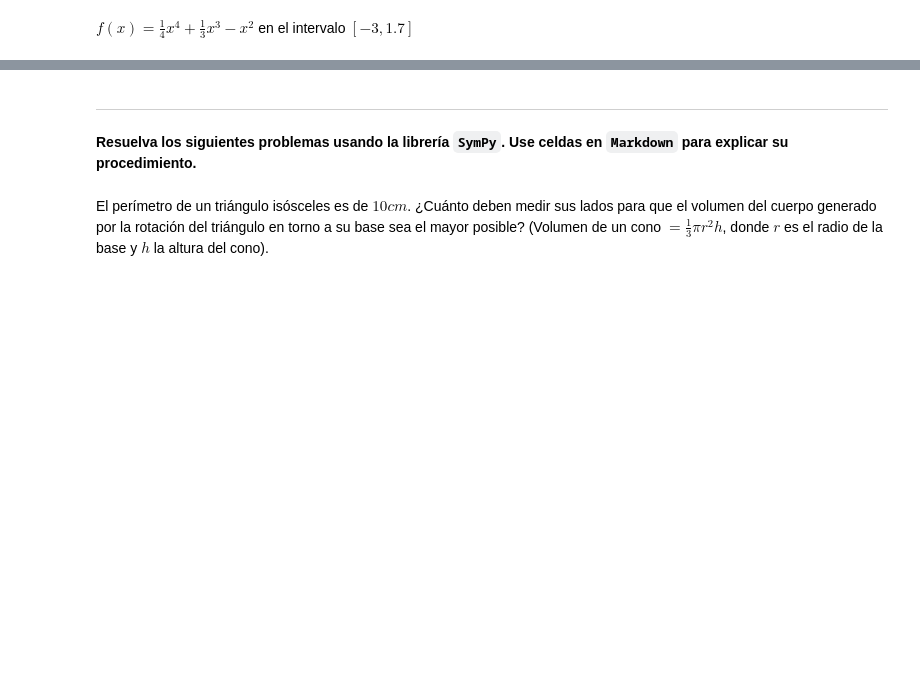
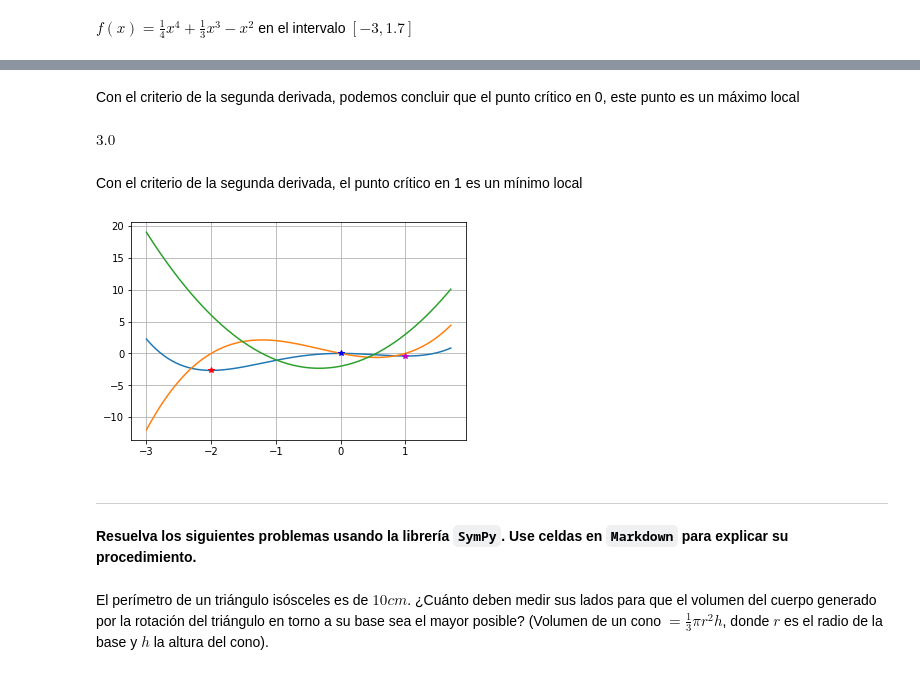
Before and after one commit to aluisaespinoza1/Repositorio, a Jupyter notebook: A02 - Sympy.ipynb, the cells around one changed output, grey strips where cells are left out. Drawn from its saved outputs; the diff is of its cells as text; code cells hidden in the pictures; blank space fills up the shorter version.

```diff
--- a/A02 - Sympy.ipynb
+++ b/A02 - Sympy.ipynb
@@ -123,0 +169,3 @@ $f(x)=\frac{1}{4}x^4+\frac{1}{3}x^3-x^2$ en el intervalo $[-3,1.7]$
+# %%
+dk=sp.diff(k(x),x)
+dk
@@ -123,0 +174,4 @@ $f(x)=\frac{1}{4}x^4+\frac{1}{3}x^3-x^2$ en el intervalo $[-3,1.7]$
+# %%
+#Encontrar el punto crítico igualando a cero
+pck=sp.solve(dk,x)
+pck
@@ -123,0 +180,3 @@ $f(x)=\frac{1}{4}x^4+\frac{1}{3}x^3-x^2$ en el intervalo $[-3,1.7]$
+# %%
+ddk=sp.diff(dk,x)
+ddk
@@ -123,0 +197,9 @@ $f(x)=\frac{1}{4}x^4+\frac{1}{3}x^3-x^2$ en el intervalo $[-3,1.7]$
+# %% [markdown]
+Con el criterio de la segunda derivada, podemos concluir que el punto crítico en 0, este punto es un máximo local
+# %%
+pc_3=ddk.subs(x,pck[2])
+pc_3
+# %% [output]
+$\displaystyle 3.0$
+# %% [markdown]
+Con el criterio de la segunda derivada, el punto crítico en 1 es un mínimo local
@@ -124,3 +209,24 @@ $f(x)=\frac{1}{4}x^4+\frac{1}{3}x^3-x^2$ en el intervalo $[-3,1.7]$
+# %%
+def dk(x):
+    return (x**3)+(x**2)-2*x
+def ddk(x):
+    return (3*x**2)+(2*x)-2
+
+xk=np.linspace(-3,1.7,500)
+yk=k(xk)
+dyk=dk(xk)
+ddyk=ddk(xk)
+# %%
+%matplotlib inline
+
+plt.figure()
+plt.plot(xk,yk,xk,dyk,xk,ddyk)
+plt.plot(pck[0],k(pck[0]), "*r")
+plt.plot(pck[1],k(pck[1]), "*b")
+plt.plot(pck[2],k(pck[2]), "*m")
+plt.grid()
+# %% [output]
+[figure, added]
 # %% [markdown]
 ---
 **Resuelva los siguientes problemas usando la librería `SymPy`. Use celdas en `Markdown` para explicar su procedimiento.**
```
Also changed, not shown: parts of 49 cells of this notebook.
